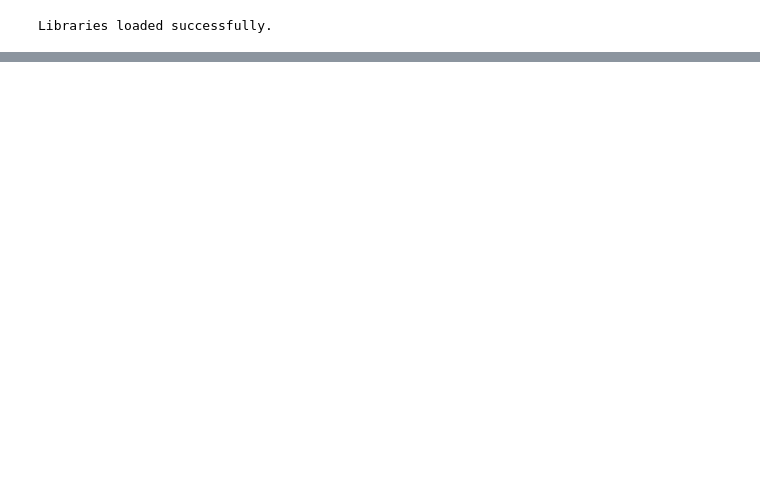
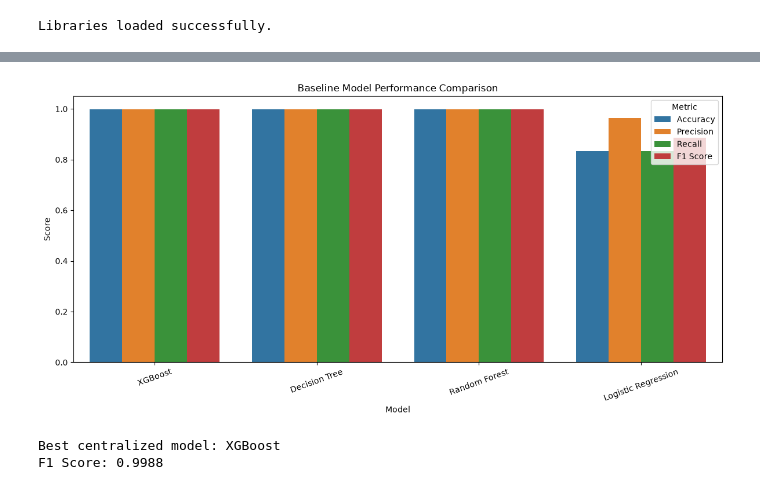
Before and after one commit to UzairShk/Privacy-Preserving-Federated-NIDS, a Jupyter notebook: notebooks/05_Baseline_Models.ipynb, the cells around one changed output, grey strips where cells are left out. Drawn from its saved outputs; the diff is of its cells as text; code cells hidden in the pictures; blank space fills up the shorter version.

```diff
--- a/notebooks/05_Baseline_Models.ipynb
+++ b/notebooks/05_Baseline_Models.ipynb
@@ -272,0 +399,68 @@ results_df
+# %%
+# =====================================================
+# MODEL PERFORMANCE VISUALIZATION
+# =====================================================
+
+plot_df = results_df.melt(
+    id_vars="Model",
+    value_vars=[
+        "Accuracy",
+        "Precision",
+        "Recall",
+        "F1 Score"
+    ],
+    var_name="Metric",
+    value_name="Score"
+)
+
+plt.figure(figsize=(12, 6))
+
+sns.barplot(
+    data=plot_df,
+    x="Model",
+    y="Score",
+    hue="Metric"
+)
+
+plt.ylim(0, 1.05)
+
+plt.title(
+    "Baseline Model Performance Comparison"
+)
+
+plt.xticks(rotation=20)
+
+plt.tight_layout()
+
+plt.savefig(
+    FIGURES_PATH / "baseline_model_comparison.png",
+    dpi=300,
+    bbox_inches="tight"
+)
+
+plt.show()
+# %% [output]
+[figure, added]
+# %%
+# =====================================================
+# SELECT BEST CENTRALIZED MODEL
+# =====================================================
+
+best_model_name = results_df.iloc[0]["Model"]
+
+best_model = trained_models[
+    best_model_name
+]
+
+print(
+    f"Best centralized model: "
+    f"{best_model_name}"
+)
+
+print(
+    f"F1 Score: "
+    f"{results_df.iloc[0]['F1 Score']:.4f}"
+)
+# %% [output]
+Best centralized model: XGBoost
+F1 Score: 0.9988
```
Also changed, not shown: parts of 17 cells of this notebook.
